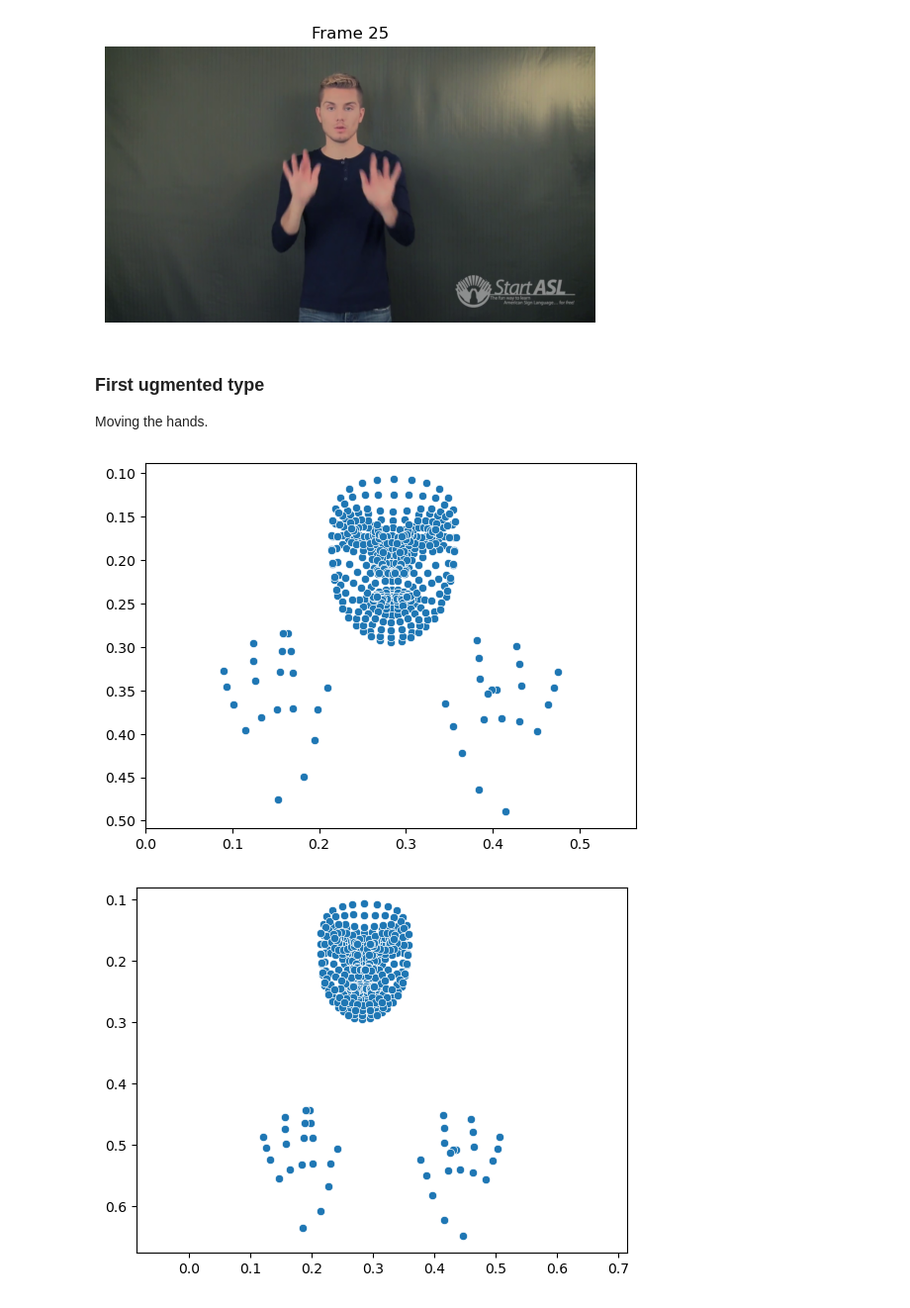
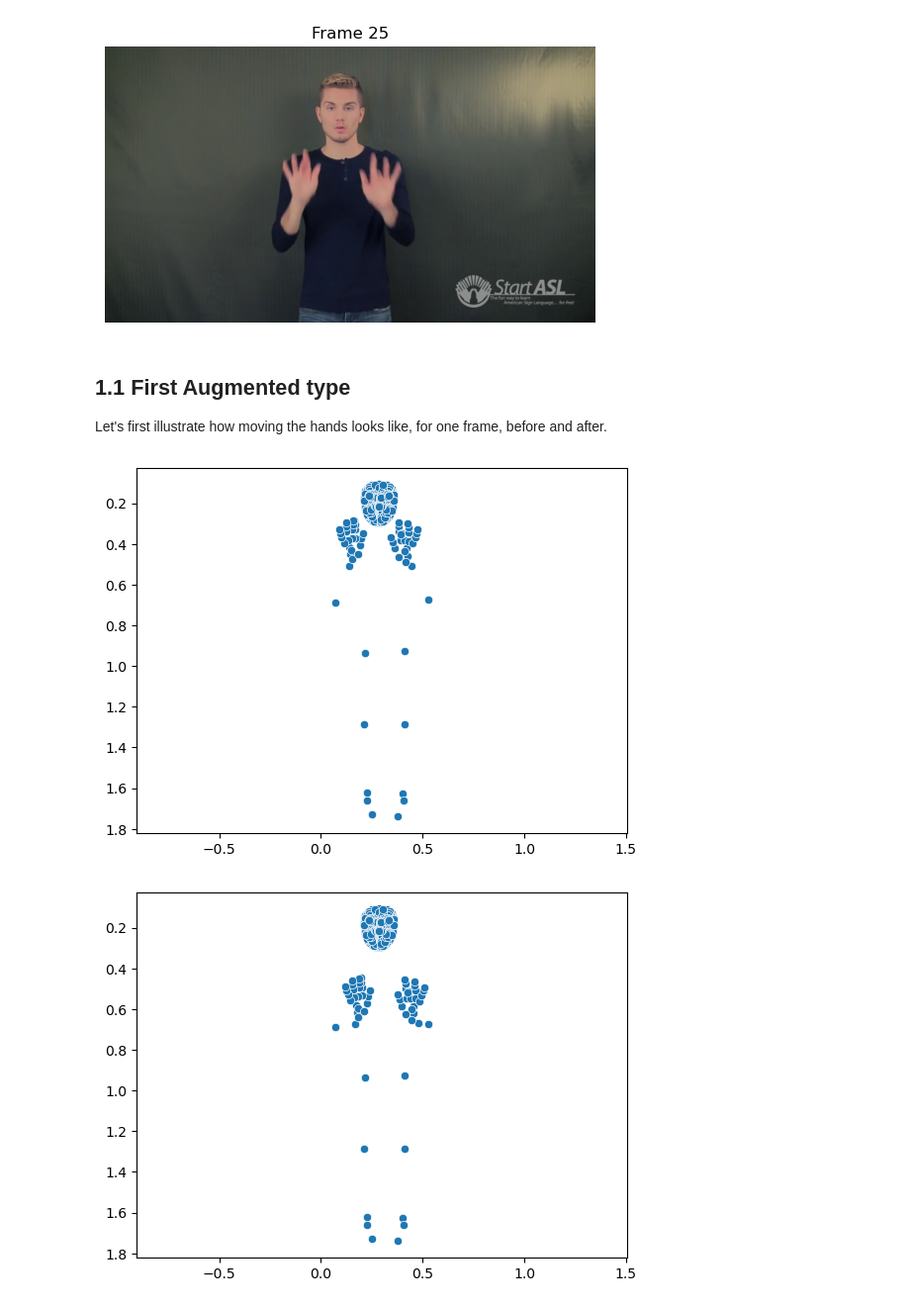
Before and after one commit to Oren93/sign_to_text, a Jupyter notebook: data_preprocessing.ipynb, the cells around one changed output. Shown at 99% size. Cells and saved outputs as stored; diff of their text form; code cells hidden in the pictures.

```diff
--- a/data_preprocessing.ipynb
+++ b/data_preprocessing.ipynb
@@ -113,24 +103,16 @@ plt.show()
 # %%
-import time
-import seaborn as sns
-import matplotlib.pyplot as plt
-
+# A sample video to work with
+key, pose = list(landmarks.items())[19]
 frame = 25 # pick a good frame where all body parts are within it
 
 
-def plot_pose(pose, highlight=[]):
-    pose_type = lambda x: [[p[0],p[1]] for p in pose[x]]
-    pose_data = np.array(pose_type('pose')+
-                        pose_type('lh')+
-                        pose_type('rh')+
-                         pose_type('face'))
-    sns.scatterplot(x=pose_data[33:,0], y=pose_data[33:,1]) # start after pose values, it shrinks the whole frame
+def plot_landmarks(frame_landmarks, plot_parts = POSE+LH+RH+FACE, highlight=[]):
+    sns.scatterplot(x=frame_landmarks[plot_parts,0], y=frame_landmarks[plot_parts,1]) # start after pose values, it shrinks the whole frame
     plt.gca().invert_yaxis()
     if len(highlight)>0:
-        sns.scatterplot(x=pose_data[highlight,0], y=pose_data[highlight,1], color='red', s=100, marker='X')
+        sns.scatterplot(x=frame_landmarks[highlight,0], y=frame_landmarks[highlight,1], color='red', s=100, marker='X')
     plt.axis('equal')
-
     plt.show()
 
-plot_pose(pose[frame],highlight = LANDMARK_GROUPS['eyes']+LANDMARK_GROUPS['mouth'])
+plot_landmarks(pose[frame],highlight = POSE_GROUPS['eyes']+POSE_GROUPS['mouth'])
 # %% [output]
@@ -185,37 +169,26 @@ frame_number = 25
 plot_frame(video_path, frame_number)
 # %% [output]
 [figure]
-# %% [markdown]
-### First ugmented type
-Moving the hands.
+# %% [markdown]
+## 1.1 First Augmented type
+Let's first illustrate how moving the hands looks like, for one frame, before and after.
 # %%
-# Load landmarks from the pickle file
-landmarks = None
-try:
-    with open(os.path.join(working_dir,'landmarks.pkl'), 'rb') as file:
-        landmarks = pickle.load(file)
-except FileNotFoundError:
-    # If the file doesn't exist, initialize the variable
-    print('Could not open landmarks.pkl')
-    landmarks = {} # This value contains the landmarks points of all frames, in all the videos
-key, pose = list(landmarks.items())[19]
-
-########################
+# Shift the hands down, for presentation purposes.
 shift_rate = [7,10,1]# Percents of the total length of the x,y,z axis
                     # These will be generated randomly, in a loop, once we are done with concept testing
-new_pose = pose.copy()
+new_pose = copy.deepcopy(pose)
 
-frame = new_pose[25].copy()
+frame = new_pose[25]
 
-interval = [frame['pose'][:,i].max()-frame['pose'][:,i].min() for i in range(3)]
+interval = [frame[:,i].max()-frame[:,i].min() for i in range(3)]
 shift = [shift_rate[i]*interval[i]/100 for i in range(3)]
 
-plot_pose(frame)
+plot_landmarks(frame)
 for i in range(3): # Shift for each axis
-    frame['pose'][LANDMARK_GROUPS['right arm']+LANDMARK_GROUPS['left arm'],i] += shift[i]
-    frame['lh'][:,i] += shift[i]
-    frame['rh'][:,i] += shift[i]
-plot_pose(frame)
+    frame[POSE_GROUPS['right arm']+POSE_GROUPS['left arm'],i] += shift[i]
+    frame[LH,i] += shift[i]
+    frame[RH,i] += shift[i]
+plot_landmarks(frame)
 # %% [output]
-[figure, old version]
+[figure, new version]
-[figure, old version]
+[figure, new version]
```
Also changed, not shown: parts of 29 cells of this notebook.
